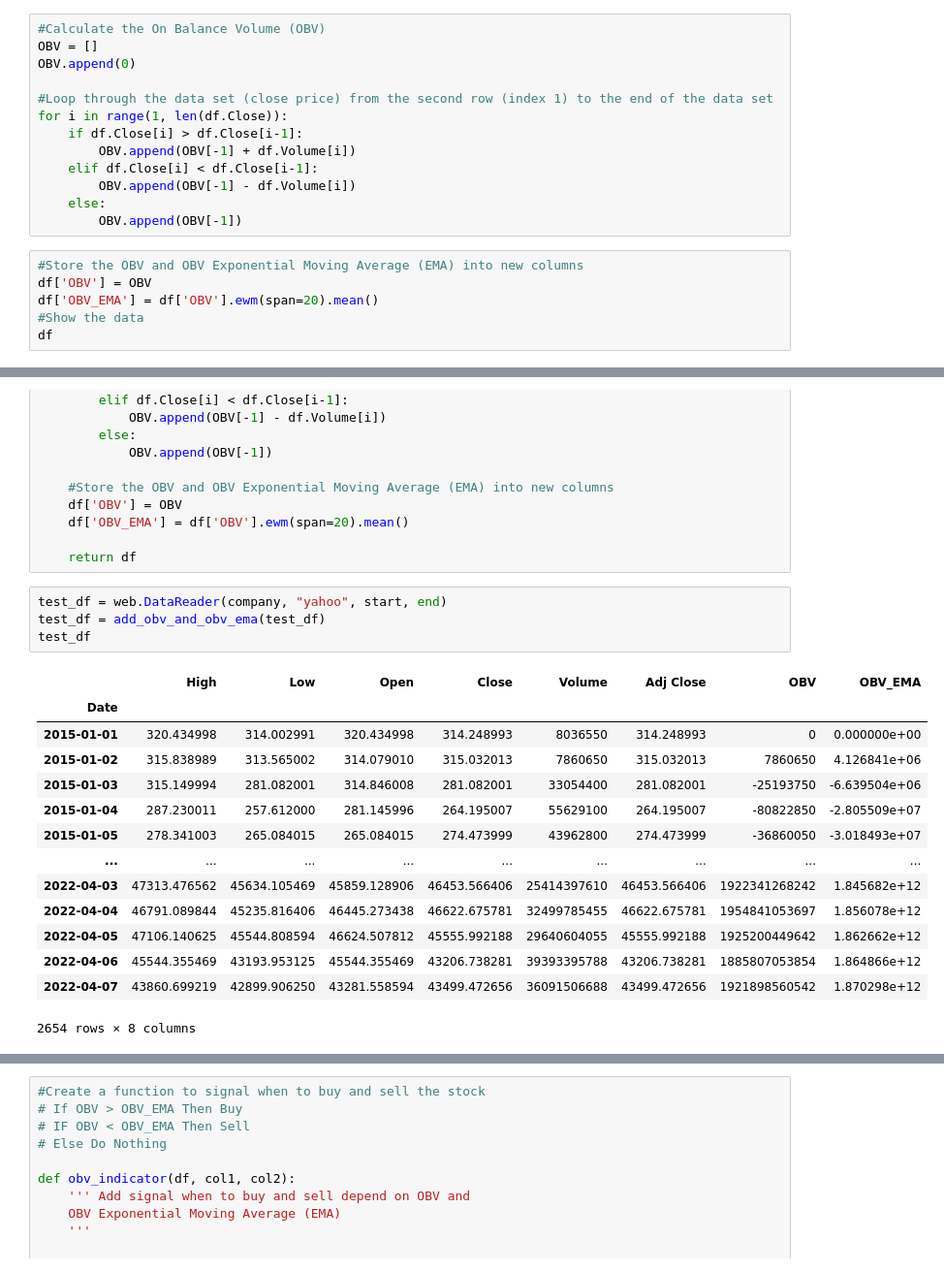
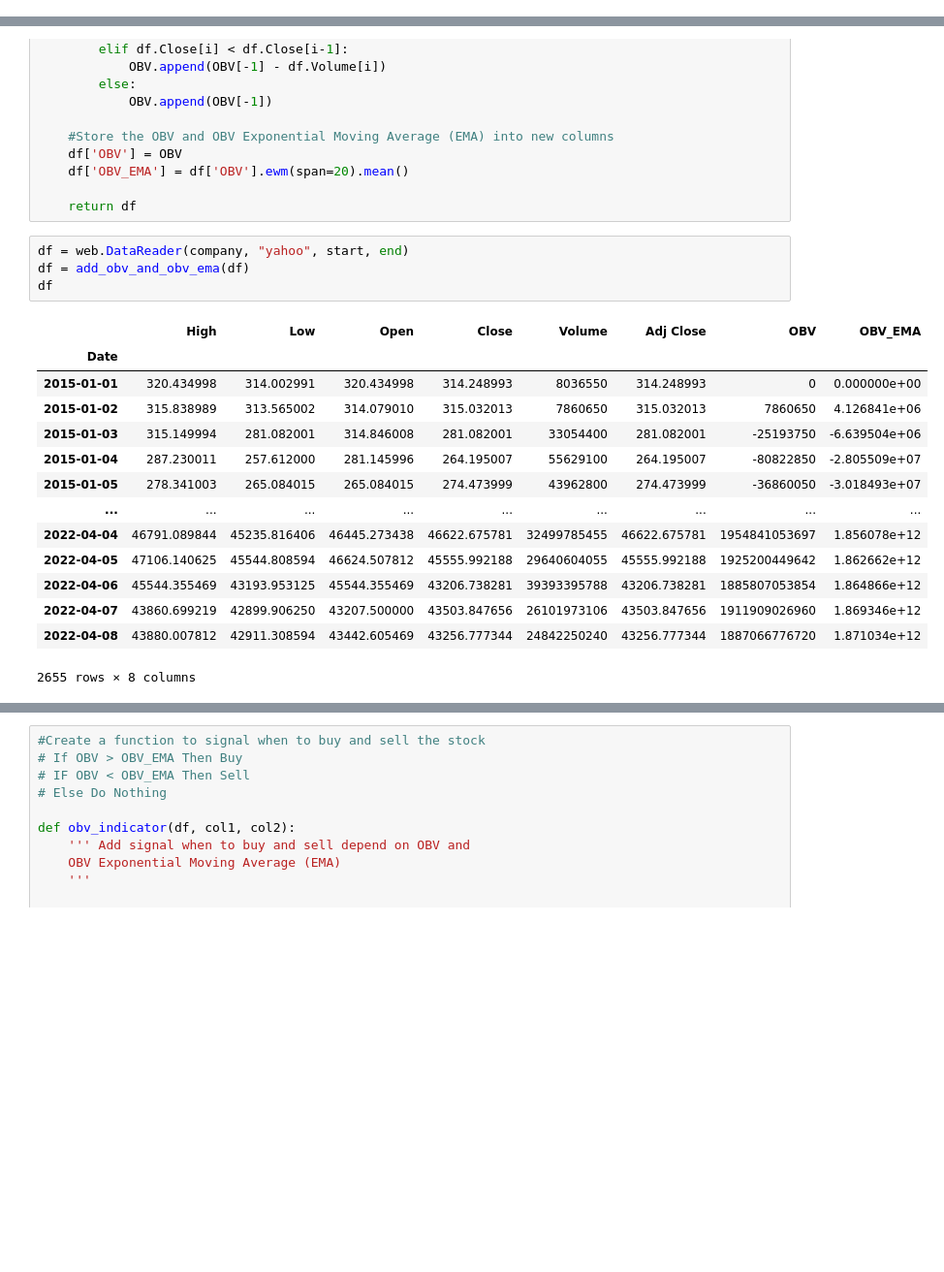
Before and after one commit to BitcoinInvestAnalysis/Capstone, a Jupyter notebook: on_balance_volume_indicator.ipynb, the cells around one changed output, grey strips where cells are left out. Shown at 97% size. Cells and saved outputs as stored; diff of their text form; blank space fills up the shorter version.

```diff
--- a/on_balance_volume_indicator.ipynb
+++ b/on_balance_volume_indicator.ipynb
@@ -42,19 +37,0 @@ plt.show()
-# %%
-#Calculate the On Balance Volume (OBV)
-OBV = []
-OBV.append(0)
-
-#Loop through the data set (close price) from the second row (index 1) to the end of the data set
-for i in range(1, len(df.Close)):
-    if df.Close[i] > df.Close[i-1]:
-        OBV.append(OBV[-1] + df.Volume[i])
-    elif df.Close[i] < df.Close[i-1]:
-        OBV.append(OBV[-1] - df.Volume[i])
-    else:
-        OBV.append(OBV[-1])
-# %%
-#Store the OBV and OBV Exponential Moving Average (EMA) into new columns
-df['OBV'] = OBV
-df['OBV_EMA'] = df['OBV'].ewm(span=20).mean()
-#Show the data
-df
@@ -97,21 +62,21 @@ def add_obv_and_obv_ema(df):
 
     return df
 # %%
-test_df = web.DataReader(company, "yahoo", start, end)
-test_df = add_obv_and_obv_ema(test_df)
-test_df
+df = web.DataReader(company, "yahoo", start, end)
+df = add_obv_and_obv_ema(df)
+df
 # %% [output]
 |  | High | Low | Open | Close | Volume | Adj Close | OBV | OBV_EMA |
 | Date |  |  |  |  |  |  |  |  |
 | 2015-01-01 | 320.434998 | 314.002991 | 320.434998 | 314.248993 | 8036550 | 314.248993 | 0 | 0.000000e+00 |
 | 2015-01-02 | 315.838989 | 313.565002 | 314.079010 | 315.032013 | 7860650 | 315.032013 | 7860650 | 4.126841e+06 |
 | 2015-01-03 | 315.149994 | 281.082001 | 314.846008 | 281.082001 | 33054400 | 281.082001 | -25193750 | -6.639504e+06 |
 | 2015-01-04 | 287.230011 | 257.612000 | 281.145996 | 264.195007 | 55629100 | 264.195007 | -80822850 | -2.805509e+07 |
 | 2015-01-05 | 278.341003 | 265.084015 | 265.084015 | 274.473999 | 43962800 | 274.473999 | -36860050 | -3.018493e+07 |
 | ... | ... | ... | ... | ... | ... | ... | ... | ... |
-| 2022-04-03 | 47313.476562 | 45634.105469 | 45859.128906 | 46453.566406 | 25414397610 | 46453.566406 | 1922341268242 | 1.845682e+12 |
 | 2022-04-04 | 46791.089844 | 45235.816406 | 46445.273438 | 46622.675781 | 32499785455 | 46622.675781 | 1954841053697 | 1.856078e+12 |
 | 2022-04-05 | 47106.140625 | 45544.808594 | 46624.507812 | 45555.992188 | 29640604055 | 45555.992188 | 1925200449642 | 1.862662e+12 |
 | 2022-04-06 | 45544.355469 | 43193.953125 | 45544.355469 | 43206.738281 | 39393395788 | 43206.738281 | 1885807053854 | 1.864866e+12 |
-| 2022-04-07 | 43860.699219 | 42899.906250 | 43281.558594 | 43499.472656 | 36091506688 | 43499.472656 | 1921898560542 | 1.870298e+12 |
+| 2022-04-07 | 43860.699219 | 42899.906250 | 43207.500000 | 43503.847656 | 26101973106 | 43503.847656 | 1911909026960 | 1.869346e+12 |
+| 2022-04-08 | 43880.007812 | 42911.308594 | 43442.605469 | 43256.777344 | 24842250240 | 43256.777344 | 1887066776720 | 1.871034e+12 |
-2654 rows × 8 columns
+2655 rows × 8 columns
```
Also changed, not shown: parts of 10 cells of this notebook, 2 other files.
